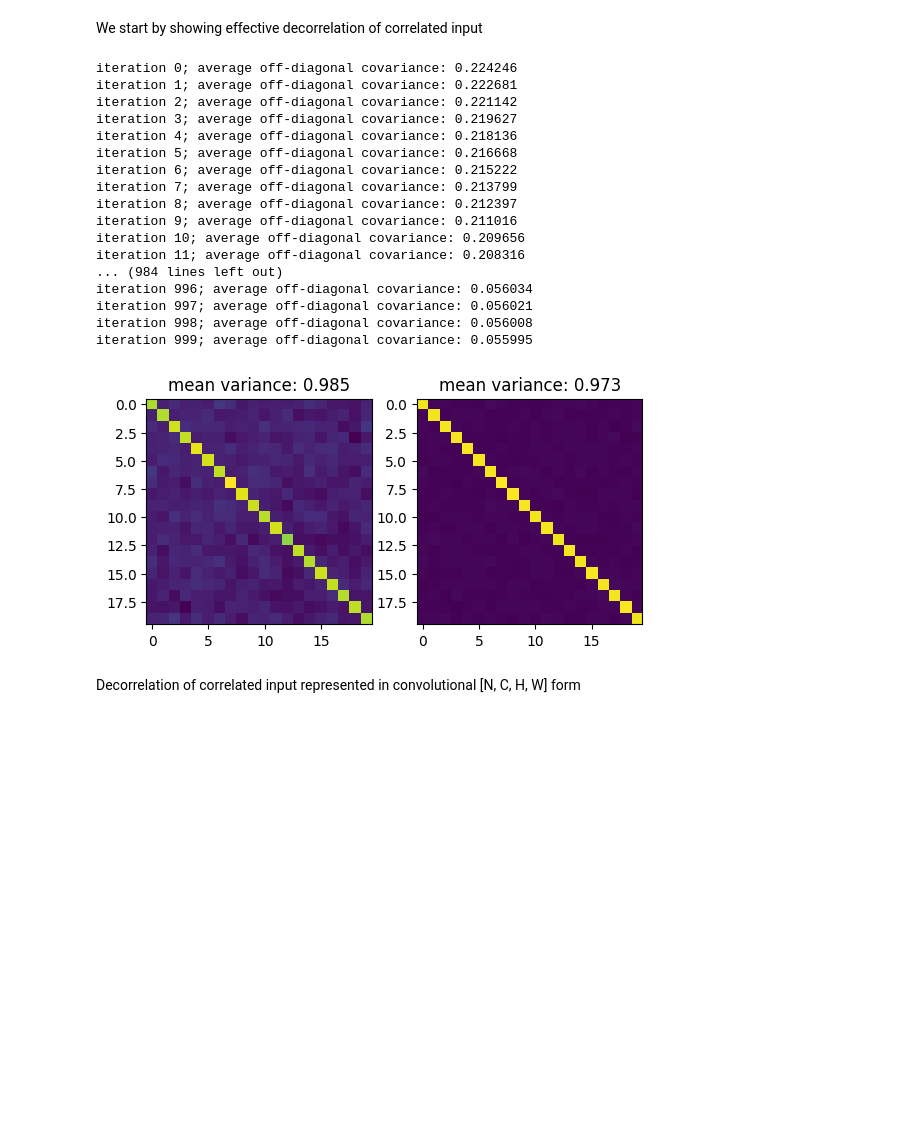
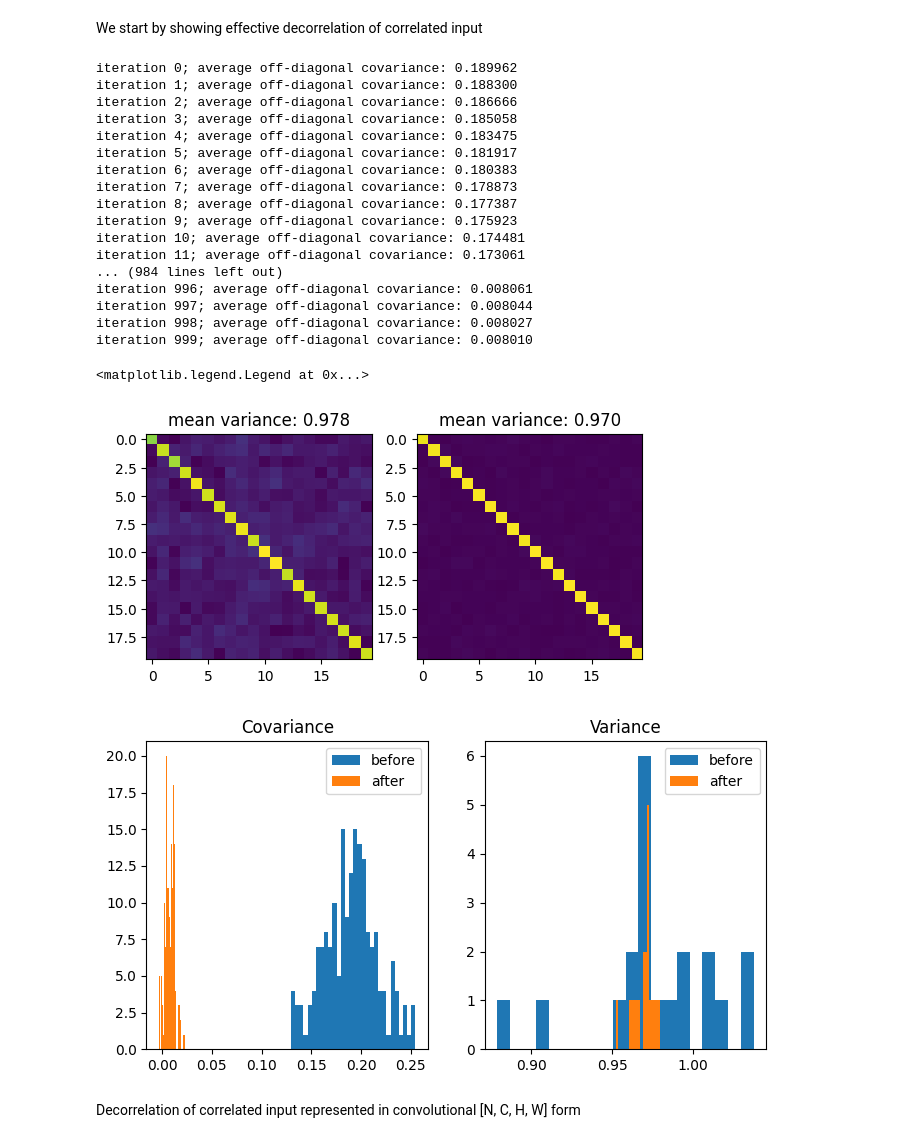
Before and after one commit to artcogsys/decorbp, a Jupyter notebook: examples/example.ipynb, the cells around one changed output. Cells and saved outputs as stored; diff of their text form; code cells hidden in the pictures; blank space fills up the shorter version.

```diff
--- a/examples/example.ipynb
+++ b/examples/example.ipynb
@@ -12,50 +19,64 @@ num_samples=1000
 num_features=20
 
 # generate correlated data
 d = torch.distributions.MultivariateNormal(torch.zeros(num_features), 0.8 * torch.eye(num_features) + 0.2 * torch.ones((num_features, num_features)))
 data = d.sample((num_samples,))
 
 # create a fully connected decorrelator
 model = DecorrelationFC(num_features, whiten=True) # NOTE: the whitening constraint is only realised weakly due to the off-diagonal constraints; we observe a weak tendency to unit variance
 
 # covariance matrix before training
 A1 = model.covariance(model.forward(data))
 
 # train decorrelator
 for i in range(1000):
     y = model.forward(data)
     model.update()
     model.R -= 1e-3 * model.R.grad
     print(f'iteration {i}; average off-diagonal covariance: {covariance([model])[0].numpy():3f}')
 
 # covariance matrix after training
 A2 = model.covariance(model.forward(data))
 
 plt.subplot(1,2,1)
 plt.imshow(A1)
 plt.title(f'mean variance: {torch.mean(torch.diag(A1)):.3f}')
 plt.subplot(1,2,2)
 plt.imshow(A2)
 plt.title(f'mean variance: {torch.mean(torch.diag(A2)):.3f}');
+
+plt.figure(figsize=(8,4))
+plt.subplot(1,2,1)
+plt.hist(lower_triangular(A1), bins=30)
+plt.hist(lower_triangular(A2), bins=30)
+plt.title('Covariance')
+plt.legend(['before', 'after'])
+plt.subplot(1,2,2)
+plt.hist(torch.diag(A1), bins=A1.shape[0])
+plt.hist(torch.diag(A2), bins=A2.shape[0])
+plt.title('Variance')
+plt.legend(['before', 'after']);
 # %% [output]
-iteration 0; average off-diagonal covariance: 0.224246
-iteration 1; average off-diagonal covariance: 0.222681
-iteration 2; average off-diagonal covariance: 0.221142
-iteration 3; average off-diagonal covariance: 0.219627
-iteration 4; average off-diagonal covariance: 0.218136
-iteration 5; average off-diagonal covariance: 0.216668
-iteration 6; average off-diagonal covariance: 0.215222
-iteration 7; average off-diagonal covariance: 0.213799
-iteration 8; average off-diagonal covariance: 0.212397
-iteration 9; average off-diagonal covariance: 0.211016
-iteration 10; average off-diagonal covariance: 0.209656
-iteration 11; average off-diagonal covariance: 0.208316
+iteration 0; average off-diagonal covariance: 0.189962
+iteration 1; average off-diagonal covariance: 0.188300
+iteration 2; average off-diagonal covariance: 0.186666
+iteration 3; average off-diagonal covariance: 0.185058
+iteration 4; average off-diagonal covariance: 0.183475
+iteration 5; average off-diagonal covariance: 0.181917
+iteration 6; average off-diagonal covariance: 0.180383
+iteration 7; average off-diagonal covariance: 0.178873
+iteration 8; average off-diagonal covariance: 0.177387
+iteration 9; average off-diagonal covariance: 0.175923
+iteration 10; average off-diagonal covariance: 0.174481
+iteration 11; average off-diagonal covariance: 0.173061
 ... (984 lines left out)
-iteration 996; average off-diagonal covariance: 0.056034
-iteration 997; average off-diagonal covariance: 0.056021
-iteration 998; average off-diagonal covariance: 0.056008
-iteration 999; average off-diagonal covariance: 0.055995
+iteration 996; average off-diagonal covariance: 0.008061
+iteration 997; average off-diagonal covariance: 0.008044
+iteration 998; average off-diagonal covariance: 0.008027
+iteration 999; average off-diagonal covariance: 0.008010
+<matplotlib.legend.Legend at 0x...>
-[figure, old version]
+[figure, new version]
+[figure, added]
 # %% [markdown]
 Decorrelation of correlated input represented in convolutional [N, C, H, W] form
 # %%
```
Also changed, not shown: parts of 5 cells of this notebook, 3 other files.
